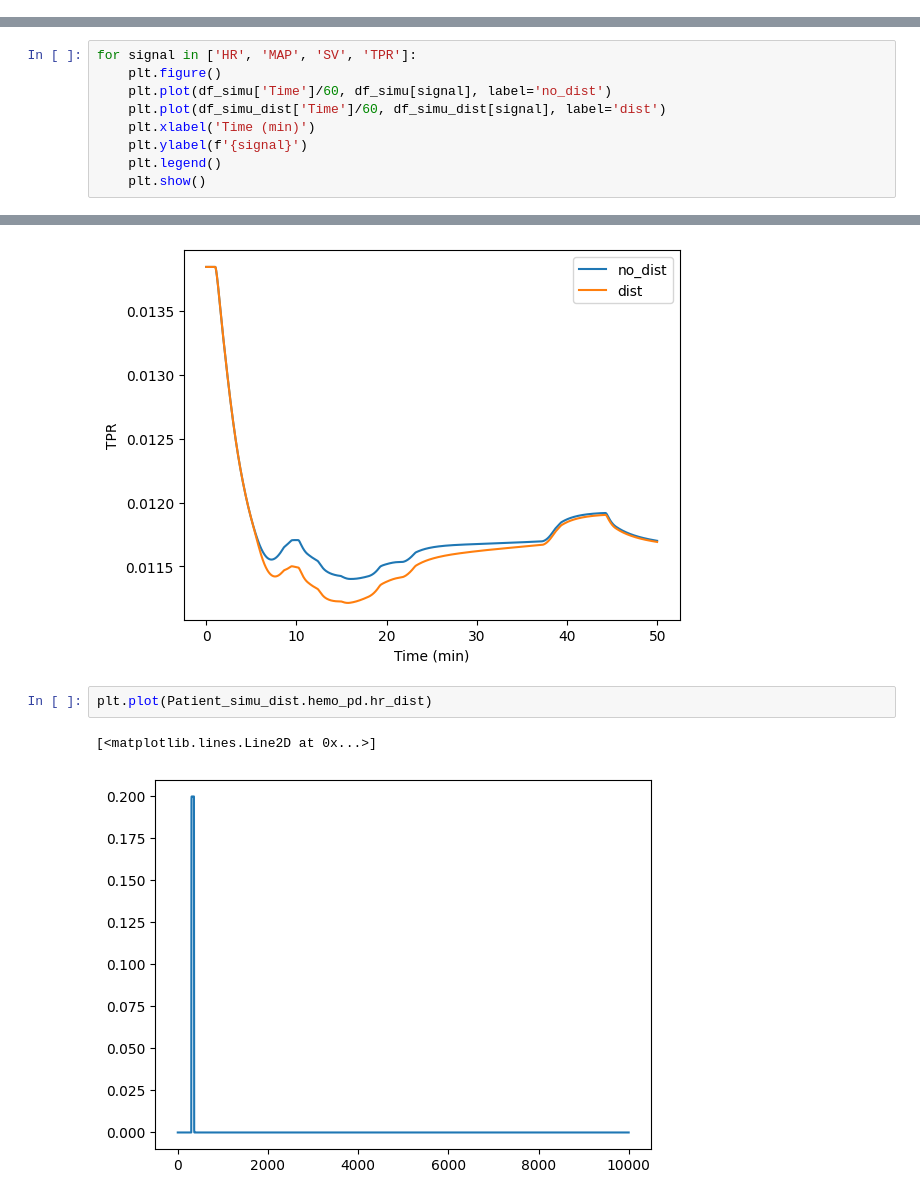
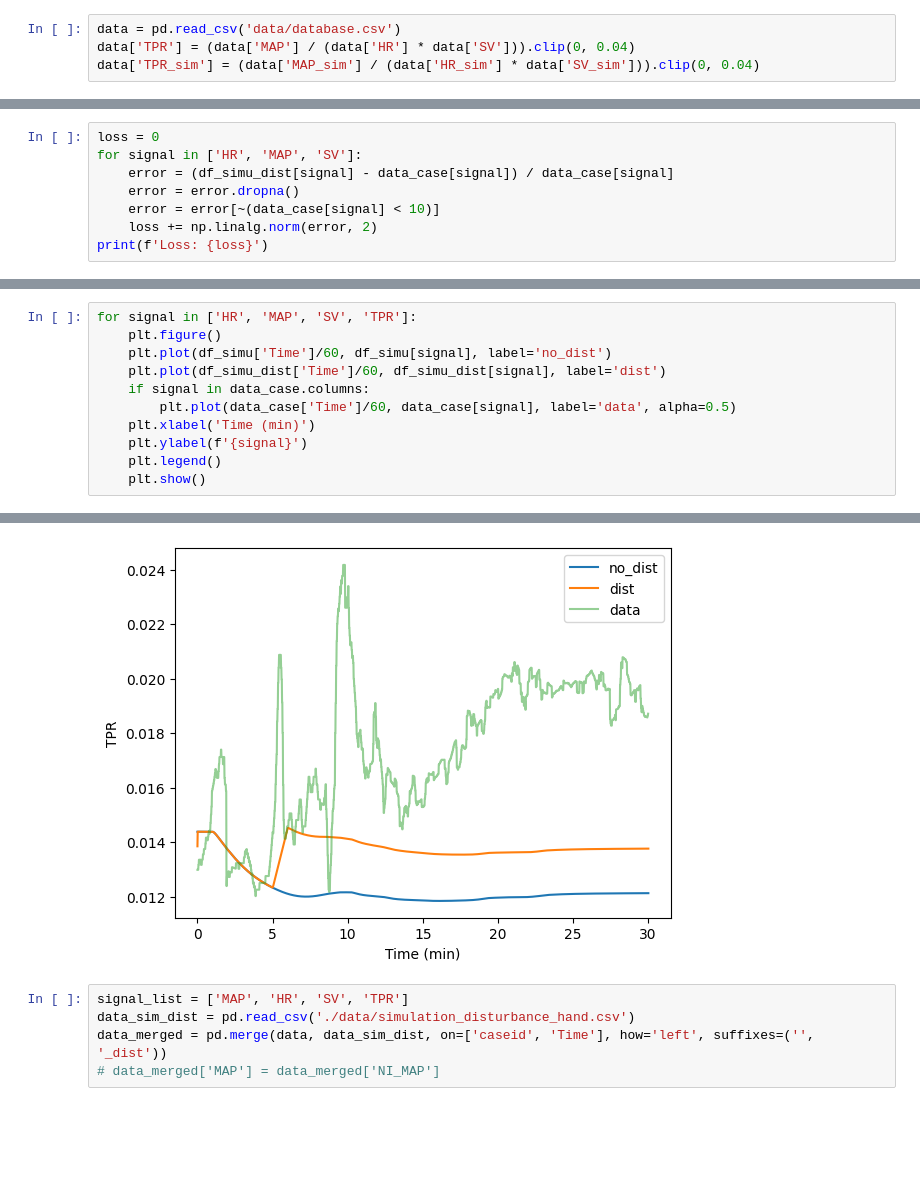
Before and after one commit to AnesthesiaSimulation/stimuli_effect_identification, a Jupyter notebook: scripts/disturbance_vdb.ipynb, the cells around one changed output, grey strips where cells are left out. Saved outputs shown, nothing was run; the diff lists cells and outputs as text; blank space fills up the shorter version.

```diff
--- a/scripts/disturbance_vdb.ipynb
+++ b/scripts/disturbance_vdb.ipynb
@@ -10,2 +9,6 @@ data = pd.read_csv('data/database.csv', nrows=3000)
+# %%
+data = pd.read_csv('data/database.csv')
+data['TPR'] = (data['MAP'] / (data['HR'] * data['SV'])).clip(0, 0.04)
+data['TPR_sim'] = (data['MAP_sim'] / (data['HR_sim'] * data['SV_sim'])).clip(0, 0.04)
 # %%
 caseid = data.caseid.unique()[0]
@@ -57,0 +99,8 @@ df_simu_dist = Patient_simu_dist.full_sim(
+# %%
+loss = 0
+for signal in ['HR', 'MAP', 'SV']:
+    error = (df_simu_dist[signal] - data_case[signal]) / data_case[signal]
+    error = error.dropna()
+    error = error[~(data_case[signal] < 10)]
+    loss += np.linalg.norm(error, 2)
+print(f'Loss: {loss}')
@@ -60,6 +111,8 @@ for signal in ['HR', 'MAP', 'SV', 'TPR']:
     plt.figure()
     plt.plot(df_simu['Time']/60, df_simu[signal], label='no_dist')
     plt.plot(df_simu_dist['Time']/60, df_simu_dist[signal], label='dist')
+    if signal in data_case.columns:
+        plt.plot(data_case['Time']/60, data_case[signal], label='data', alpha=0.5)
     plt.xlabel('Time (min)')
     plt.ylabel(f'{signal}')
     plt.legend()
@@ -71,6 +124,6 @@ for signal in ['HR', 'MAP', 'SV', 'TPR']:
-[figure, old version]
+[figure, new version]
-# %%
-plt.plot(Patient_simu_dist.hemo_pd.hr_dist)
-# %% [output]
-[<matplotlib.lines.Line2D at 0x...>]
-[figure, removed]
+# %%
+signal_list = ['MAP', 'HR', 'SV', 'TPR']
+data_sim_dist = pd.read_csv('./data/simulation_disturbance_hand.csv')
+data_merged = pd.merge(data, data_sim_dist, on=['caseid', 'Time'], how='left', suffixes=('', '_dist'))
+# data_merged['MAP'] = data_merged['NI_MAP']
```
Also changed, not shown: parts of 9 cells of this notebook, 9 other files.
